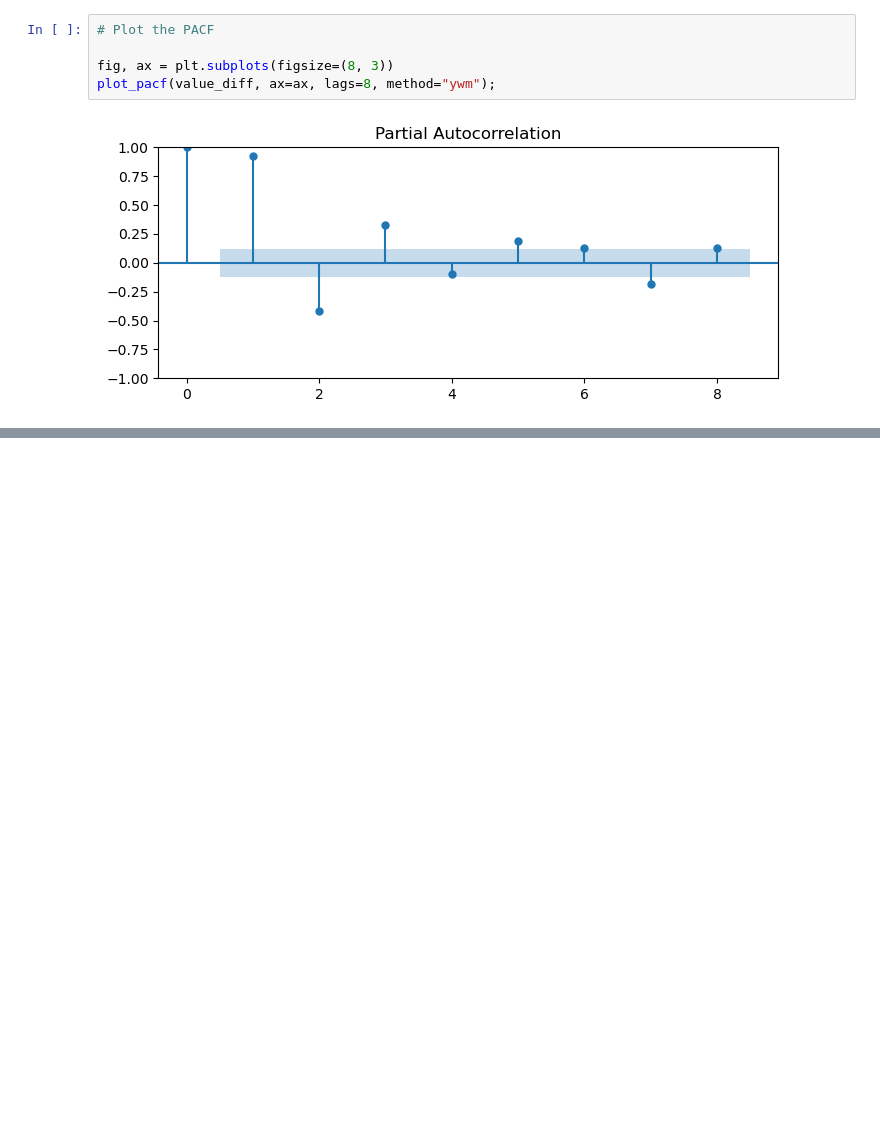
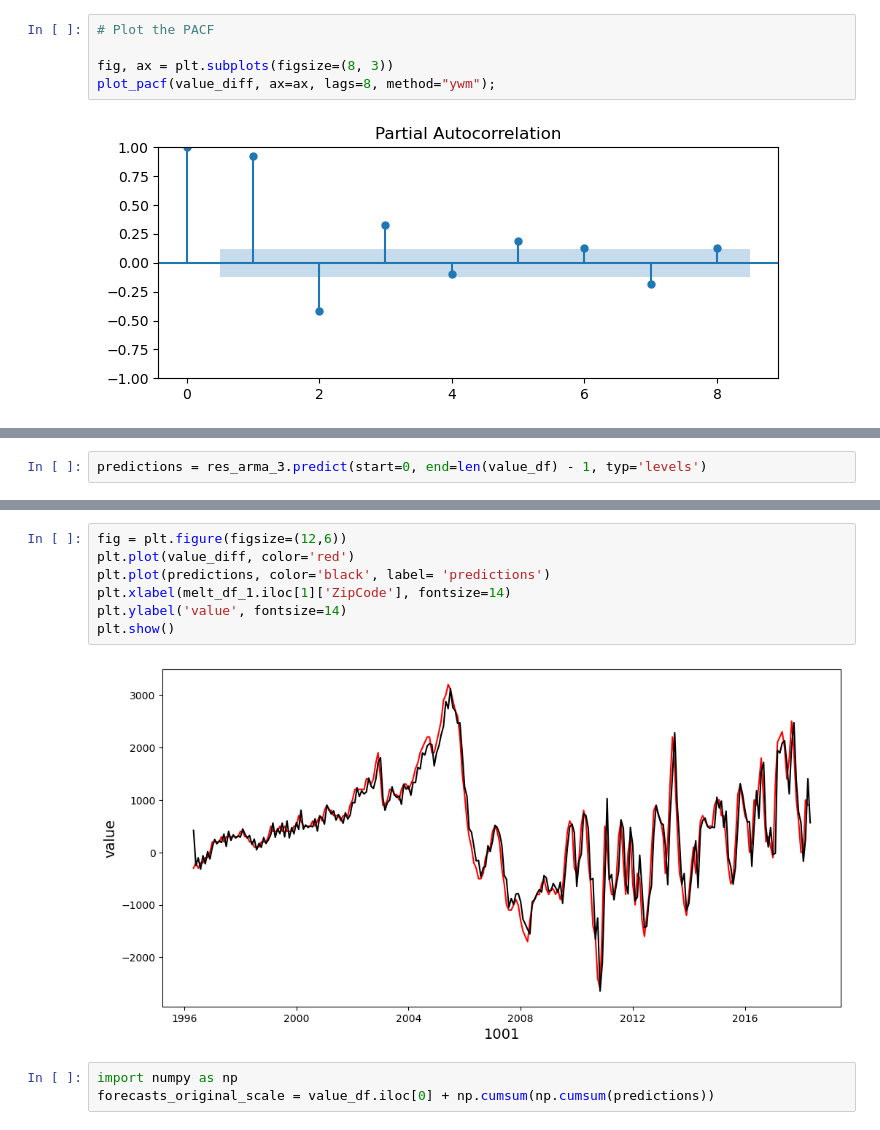
Before and after one commit to lynnndero/PHASE-4-PROJECT, a Jupyter notebook: starter_notebook.ipynb, the cells around one changed output, grey strips where cells are left out. Drawn from its saved outputs; the diff is of its cells as text; blank space fills up the shorter version.

```diff
--- a/starter_notebook.ipynb
+++ b/starter_notebook.ipynb
@@ -686,0 +816,2 @@ Warnings:
+# %%
+predictions = res_arma_3.predict(start=0, end=len(value_df) - 1, typ='levels')
@@ -686,0 +833,12 @@ Warnings:
+# %%
+fig = plt.figure(figsize=(12,6))
+plt.plot(value_diff, color='red')
+plt.plot(predictions, color='black', label= 'predictions')
+plt.xlabel(melt_df_1.iloc[1]['ZipCode'], fontsize=14)
+plt.ylabel('value', fontsize=14)
+plt.show()
+# %% [output]
+[figure, added]
+# %%
+import numpy as np
+forecasts_original_scale = value_df.iloc[0] + np.cumsum(np.cumsum(predictions))
```
Also changed, not shown: parts of 85 cells of this notebook, 2 other files.
